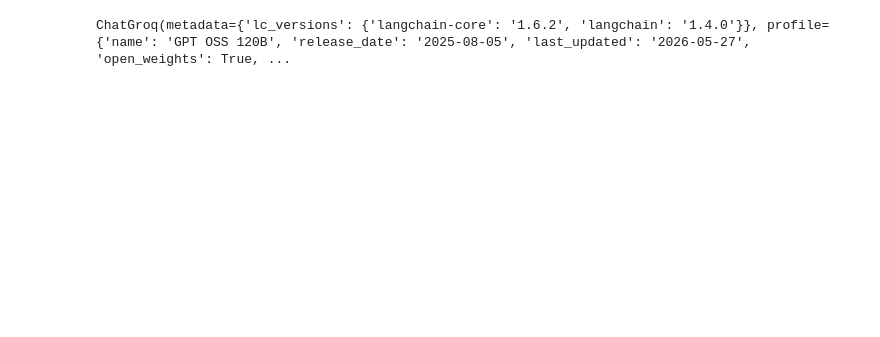
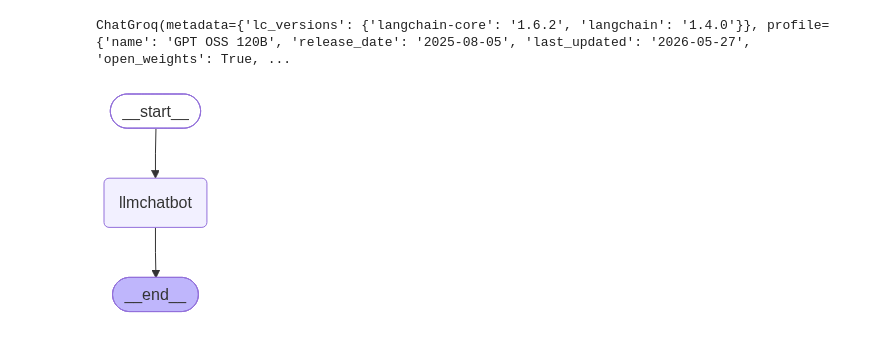
Before and after one commit to lunatic-bot/AgenticLangGraph, a Jupyter notebook: 1-BasicChatBot/1-basicchatbot.ipynb, the cells around one changed output. Saved outputs shown, nothing was run; the diff lists cells and outputs as text; code cells hidden in the pictures; blank space fills up the shorter version.

```diff
--- a/1-BasicChatBot/1-basicchatbot.ipynb
+++ b/1-BasicChatBot/1-basicchatbot.ipynb
@@ -47,0 +39,13 @@ graph_builder.add_node(END)
+# %%
+graph_builder = StateGraph(State)
+## addiing node
+graph_builder.add_node("llmchatbot", chatbot)
+## adding edge
+graph_builder.add_edge(START, "llmchatbot")
+graph_builder.add_edge("llmchatbot", END)
+
+## Compile the graph
+graph = graph_builder.compile()
+graph
+# %% [output]
+[figure, added]
```
Also changed, not shown: parts of 23 cells of this notebook, 1 other file.
